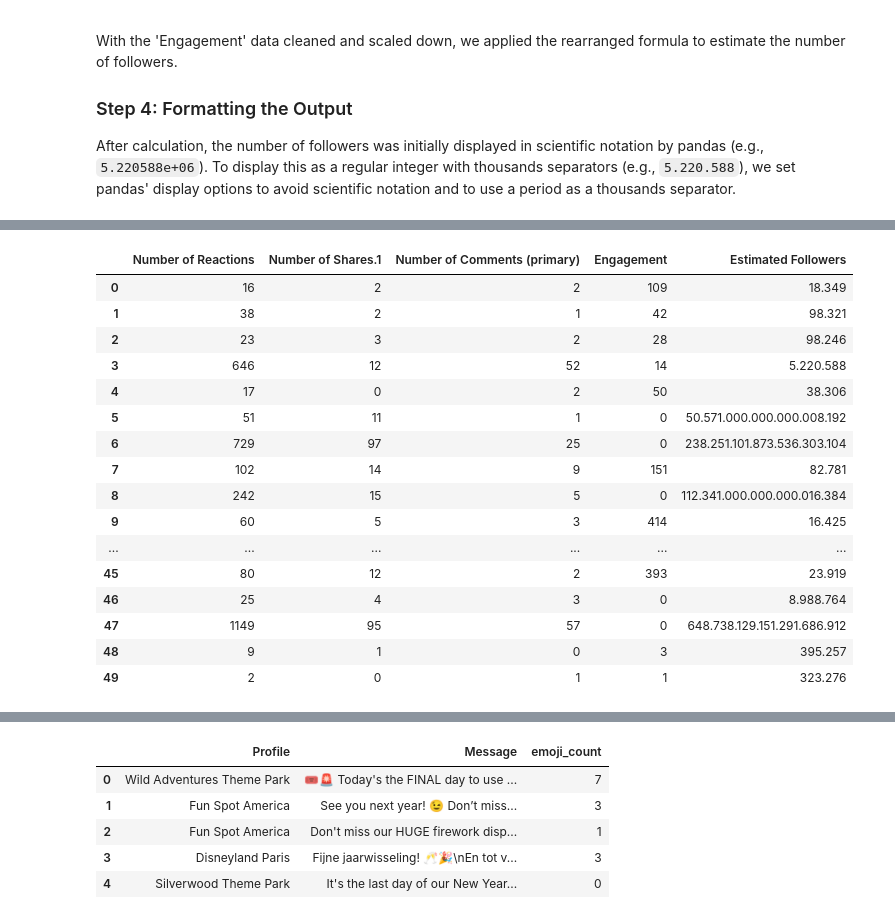
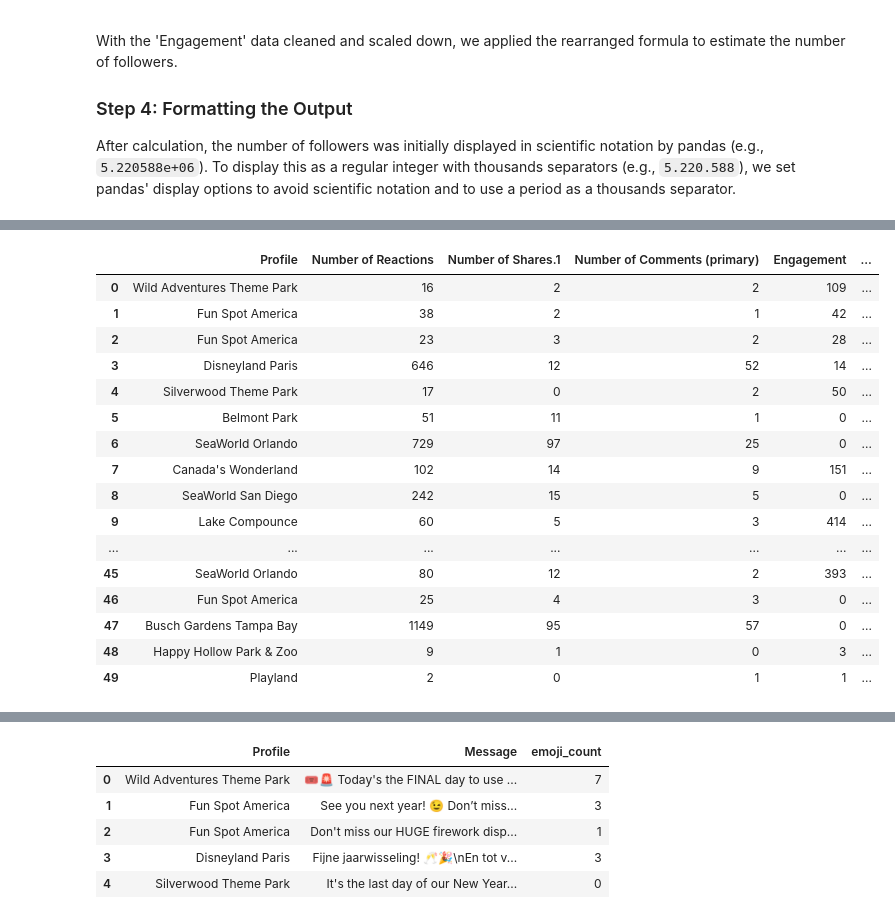
Before and after one commit to alvaarro/DigitalMarketingStrategy, a Jupyter notebook: test_features.ipynb, the cells around one changed output, grey strips where cells are left out. Drawn from its saved outputs; the diff is of its cells as text; code cells hidden in the pictures.

```diff
--- a/test_features.ipynb
+++ b/test_features.ipynb
@@ -28,24 +28,3 @@ First few rows of Merged Themeparcs :
 | 2 | 12/31/23 7:30 PM | Fun Spot America | Don't miss our HUGE firework disp... | 23.0 | NaN | 2.0 | ... |
 | 3 | 12/31/23 7:00 PM | Disneyland Paris | Fijne jaarwisseling! 🥂🎉\nEn tot v... | 646.0 | NaN | 52.0 | ... |
 | 4 | 12/31/23 7:00 PM | Silverwood Theme Park | It's the last day of our New Year... | 17.0 | NaN | 2.0 | ... |
-# %%
-
-# Assuming merged_df is your DataFrame and it already exists with a column named 'Engagement'
-
-def adjust_value(value):
-    # Check if the value is a float or an integer
-    if isinstance(value, (float, int)):
-        # For integer values that are 1000 or more, divide by 1000 to remove three zeros
-        if value >= 1000:
-            return value / 1000
-        else:
-            return value
-    else:
-        raise TypeError("Value must be an integer or a float")
-
-# Apply the function to each value in the 'Engagement' column of merged_df
-merged_df['Adjusted_Engagement'] = merged_df['Engagement'].apply(adjust_value)
-
-# Now, merged_df['Adjusted_Engagement'] contains the adjusted values
-# Here's how to print the first few adjusted values for verification:
-print(merged_df[['Engagement', 'Adjusted_Engagement']].head(50))
@@ -112,35 +112,33 @@ After calculation, the number of followers was initially displayed in scientific
 # %%
-# Adjust the 'Engagement' values by dividing by 10^10 to correct the scale
-merged_df['Engagement'] = merged_df['Engagement'].str.replace(',', '.').astype(float) / (10**10)
 
 # Calculate the 'Estimated Followers' and multiply by 1000
 merged_df['Estimated Followers'] = ((merged_df['Number of Reactions'] + merged_df['Number of Shares.1'] + merged_df['Number of Comments (primary)']) / (merged_df['Engagement'] / 100)) * 1000
 
 # Set pandas display options to avoid scientific notation for floats
 pd.options.display.float_format = '{:.0f}'.format
 
 merged_df['Estimated Followers'] = merged_df['Estimated Followers'].apply(lambda x: "{:,.0f}".format(x).replace(",", "."))
 
 # Display the DataFrame with the estimated number of followers
-merged_df[['Number of Reactions', 'Number of Shares.1', 'Number of Comments (primary)', 'Engagement', 'Estimated Followers']].head(50)
+merged_df[['Profile', 'Number of Reactions', 'Number of Shares.1', 'Number of Comments (primary)', 'Engagement', 'Estimated Followers']].head(50)
 # %% [output]
-|  | Number of Reactions | Number of Shares.1 | Number of Comments (primary) | Engagement | Estimated Followers |
-| 0 | 16 | 2 | 2 | 109 | 18.349 |
-| 1 | 38 | 2 | 1 | 42 | 98.321 |
-| 2 | 23 | 3 | 2 | 28 | 98.246 |
-| 3 | 646 | 12 | 52 | 14 | 5.220.588 |
-| 4 | 17 | 0 | 2 | 50 | 38.306 |
-| 5 | 51 | 11 | 1 | 0 | 50.571.000.000.000.008.192 |
-| 6 | 729 | 97 | 25 | 0 | 238.251.101.873.536.303.104 |
-| 7 | 102 | 14 | 9 | 151 | 82.781 |
-| 8 | 242 | 15 | 5 | 0 | 112.341.000.000.000.016.384 |
-| 9 | 60 | 5 | 3 | 414 | 16.425 |
-| ... | ... | ... | ... | ... | ... |
-| 45 | 80 | 12 | 2 | 393 | 23.919 |
-| 46 | 25 | 4 | 3 | 0 | 8.988.764 |
-| 47 | 1149 | 95 | 57 | 0 | 648.738.129.151.291.686.912 |
-| 48 | 9 | 1 | 0 | 3 | 395.257 |
-| 49 | 2 | 0 | 1 | 1 | 323.276 |
+|  | Profile | Number of Reactions | Number of Shares.1 | Number of Comments (primary) | Engagement | ... |
+| 0 | Wild Adventures Theme Park | 16 | 2 | 2 | 109 | ... |
+| 1 | Fun Spot America | 38 | 2 | 1 | 42 | ... |
+| 2 | Fun Spot America | 23 | 3 | 2 | 28 | ... |
+| 3 | Disneyland Paris | 646 | 12 | 52 | 14 | ... |
+| 4 | Silverwood Theme Park | 17 | 0 | 2 | 50 | ... |
+| 5 | Belmont Park | 51 | 11 | 1 | 0 | ... |
+| 6 | SeaWorld Orlando | 729 | 97 | 25 | 0 | ... |
+| 7 | Canada's Wonderland | 102 | 14 | 9 | 151 | ... |
+| 8 | SeaWorld San Diego | 242 | 15 | 5 | 0 | ... |
+| 9 | Lake Compounce | 60 | 5 | 3 | 414 | ... |
+| ... | ... | ... | ... | ... | ... | ... |
+| 45 | SeaWorld Orlando | 80 | 12 | 2 | 393 | ... |
+| 46 | Fun Spot America | 25 | 4 | 3 | 0 | ... |
+| 47 | Busch Gardens Tampa Bay | 1149 | 95 | 57 | 0 | ... |
+| 48 | Happy Hollow Park & Zoo | 9 | 1 | 0 | 3 | ... |
+| 49 | Playland | 2 | 0 | 1 | 1 | ... |
 # %%
 # sample_df = merged_df.sample(n=100, random_state=42)
 # sample_df.to_csv('sample.csv', index=False)
```
Also changed, not shown: parts of 3 cells of this notebook.
